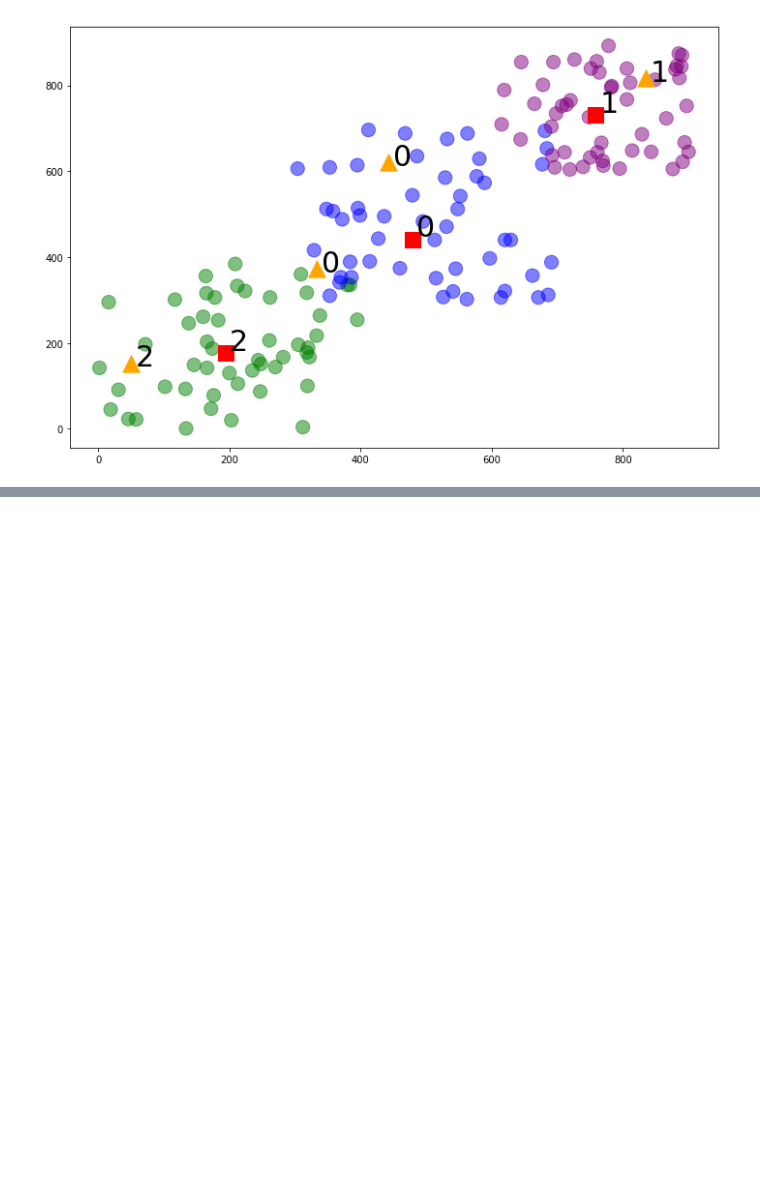
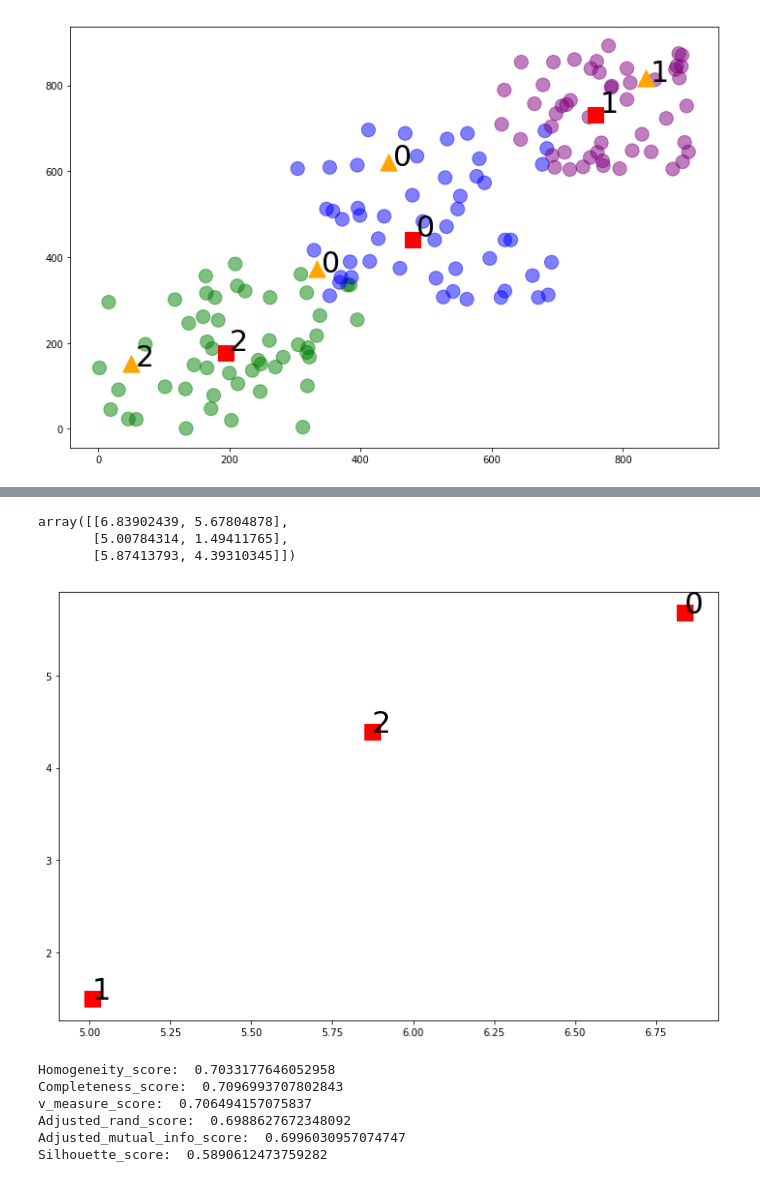
Before and after one commit to ceth-x86/datascience, a Jupyter notebook: scikit-learn/Simple KMeans Clustering.ipynb, the cells around one changed output, grey strips where cells are left out. Drawn from its saved outputs; the diff is of its cells as text; code cells hidden in the pictures; blank space fills up the shorter version.

Commit message:
Clustering: Iris dataset

```diff
--- a/scikit-learn/Simple KMeans Clustering.ipynb
+++ b/scikit-learn/Simple KMeans Clustering.ipynb
@@ -115,0 +182,3 @@ for i in range(len(centroids)):
+# %%
+iris_2D = iris_df[['sepal-length', 'petal-length']]
+iris_2D.sample(5)
@@ -115,0 +192,31 @@ for i in range(len(centroids)):
+# %%
+iris_2D = np.array(iris_2D)
+kmeans_model_2D = KMeans(n_clusters=3, max_iter=1000).fit(iris_2D)
+centroids_2D = kmeans_model_2D.cluster_centers_
+centroids_2D
+# %% [output]
+array([[6.83902439, 5.67804878],
+       [5.00784314, 1.49411765],
+       [5.87413793, 4.39310345]])
+# %%
+fig, ax = plt.subplots(figsize=(12, 8))
+plt.scatter(centroids_2D[:,0], centroids_2D[:,1], c='r', s=250, marker='s')
+for i in range(len(centroids_2D)):
+    plt.annotate(i, (centroids_2D[i][0], centroids_2D[i][1]), fontsize=30)
+# %% [output]
+[figure, added]
+# %%
+iris_labels = iris_df['class']
+print("Homogeneity_score: ", metrics.homogeneity_score(iris_labels, kmeans_model_2D.labels_))
+print("Completeness_score: ", metrics.completeness_score(iris_labels, kmeans_model_2D.labels_))
+print("v_measure_score: ", metrics.v_measure_score(iris_labels, kmeans_model_2D.labels_))
+print("Adjusted_rand_score: ", metrics.adjusted_rand_score(iris_labels, kmeans_model_2D.labels_))
+print("Adjusted_mutual_info_score: ", metrics.adjusted_mutual_info_score(iris_labels,  kmeans_model_2D.labels_))
+print("Silhouette_score: ", metrics.silhouette_score(iris_2D, kmeans_model_2D.labels_))
+# %% [output]
+Homogeneity_score:  0.7033177646052958
+Completeness_score:  0.7096993707802843
+v_measure_score:  0.706494157075837
+Adjusted_rand_score:  0.6988627672348092
+Adjusted_mutual_info_score:  0.6996030957074747
+Silhouette_score:  0.5890612473759282
```
Also changed, not shown: parts of 11 cells of this notebook, 1 other file.
